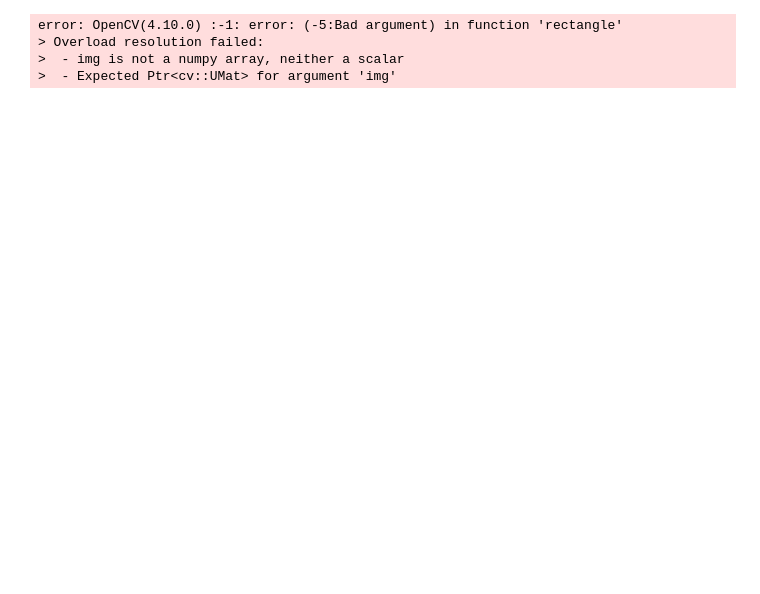
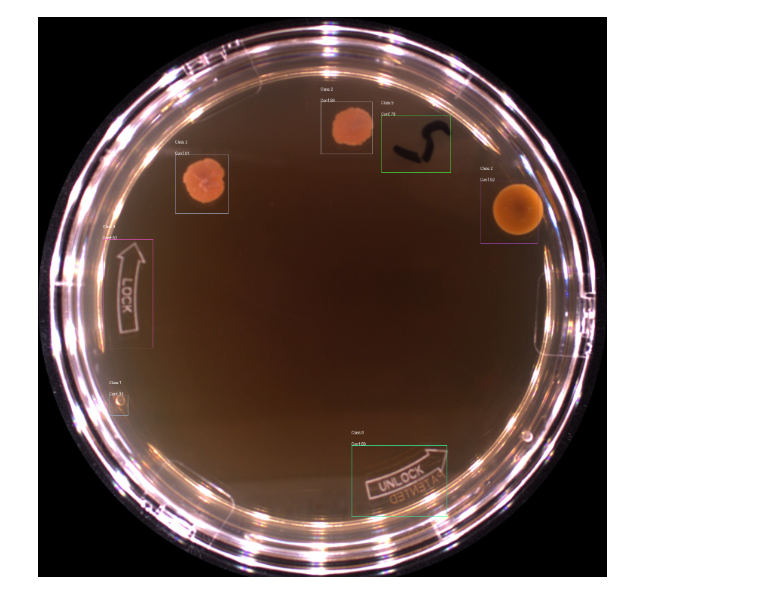
Before and after one commit to ArtemChemist/host-yolov8-on-sagemaker-endpoint, a Jupyter notebook: imageupload-lambda/test_sagemaker_endpoint.ipynb, the cells around one changed output. Cells and saved outputs as stored; diff of their text form; code cells hidden in the pictures; blank space fills up the shorter version.

Commit message:
Replaced Open CV with PIL for the sagemaker test

```diff
--- a/imageupload-lambda/test_sagemaker_endpoint.ipynb
+++ b/imageupload-lambda/test_sagemaker_endpoint.ipynb
@@ -48,16 +54,12 @@ result
 # %%
-
+# Draw the boxes on the original image
 if 'boxes' in result:
+    draw = ImageDraw.Draw(orig_image)
     for idx,(x1,y1,x2,y2,conf,lbl) in enumerate(result['boxes']):
         # Draw Bounding Boxes
         x1, x2 = int(x_ratio*x1), int(x_ratio*x2)
         y1, y2 = int(y_ratio*y1), int(y_ratio*y2)
         color = (random.randint(10,255), random.randint(10,255), random.randint(10,255))
-        cv2.rectangle(orig_image, (x1,y1), (x2,y2), color, 4)
-        cv2.putText(orig_image, f"Class: {int(lbl)}", (x1,y1-40), cv2.FONT_HERSHEY_SIMPLEX, 1, color, 2, cv2.LINE_AA)
-        cv2.putText(orig_image, f"Conf: {int(conf*100)}", (x1,y1-10), cv2.FONT_HERSHEY_SIMPLEX, 1, color, 2, cv2.LINE_AA)
+        draw.rectangle(((x1,y1), (x2,y2)), outline = color)
+        draw.text((x1,y1-40), f"Class: {int(lbl)}")
+        draw.text((x1,y1-10), f"Conf: {int(conf*100)}")
-# %% [output]
-error: OpenCV(4.10.0) :-1: error: (-5:Bad argument) in function 'rectangle'
-> Overload resolution failed:
->  - img is not a numpy array, neither a scalar
->  - Expected Ptr<cv::UMat> for argument 'img'
@@ -66,0 +66,4 @@ result['image'] = base64.b64encode(im_w_boxes).decode('utf-8')
+# %%
+orig_image
+# %% [output]
+[figure, added]
```
Also changed, not shown: parts of 11 cells of this notebook, 1 other file.
